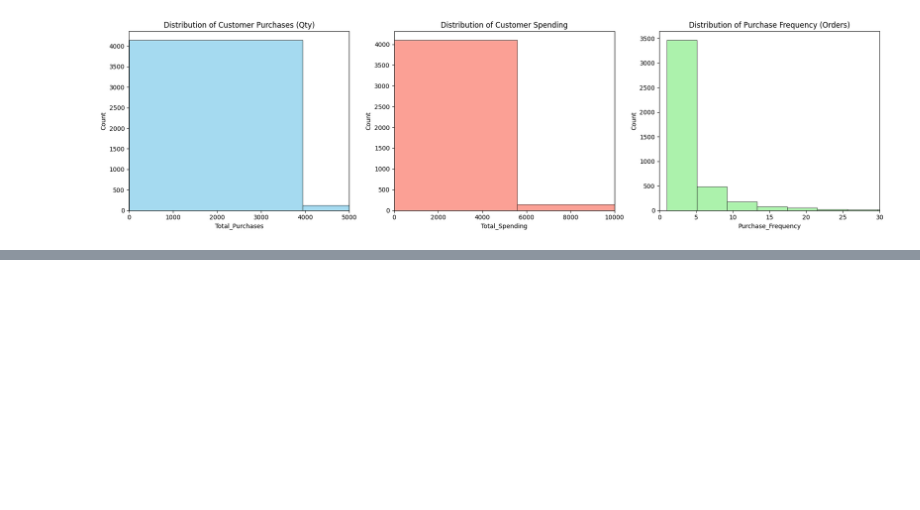
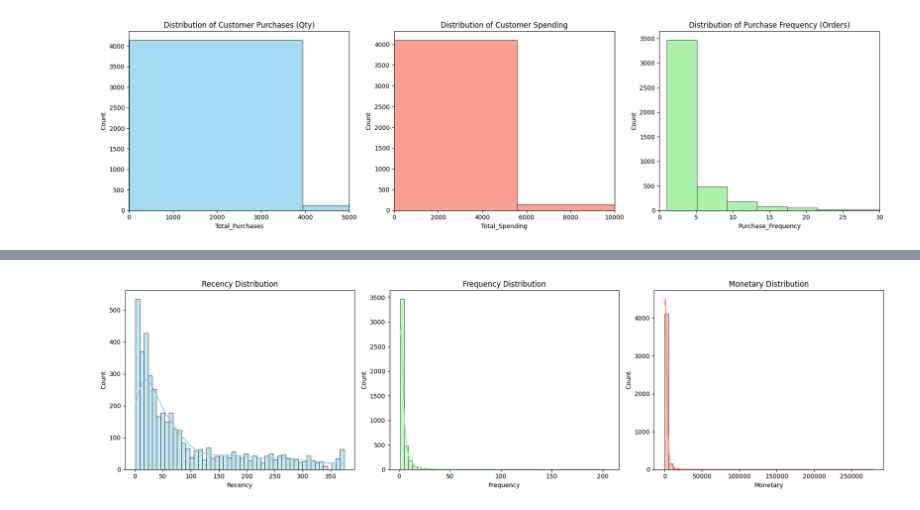
Before and after one commit to Shahd-Ahmed-Eltabii/machine-learning-customer-segmentation, a Jupyter notebook: ML_Customer_Segmentation.ipynb, the cells around one changed output, grey strips where cells are left out. Saved outputs shown, nothing was run; the diff lists cells and outputs as text; code cells hidden in the pictures; blank space fills up the shorter version.

```diff
--- a/ML_Customer_Segmentation.ipynb
+++ b/ML_Customer_Segmentation.ipynb
@@ -544,0 +587,6 @@ Median Spending per Customer: 662.57
+# %%
+last_purchase = df_clean.groupby("CustomerID")["InvoiceDate"].max().dt.normalize()
+recency = (snapshot_date - last_purchase).dt.days.rename("Recency")
+
+display(recency.head())
+print("Min Recency:", recency.min(), "| Max Recency:", recency.max())
@@ -544,0 +607,5 @@ Median Spending per Customer: 662.57
+# %%
+frequency = df_clean.groupby("CustomerID")["InvoiceNo"].nunique().rename("Frequency")
+
+display(frequency.head())
+print("Min Frequency:", frequency.min(), "| Max Frequency:", frequency.max())
@@ -544,0 +626,5 @@ Median Spending per Customer: 662.57
+# %%
+monetary = df_clean.groupby("CustomerID")["TotalPrice"].sum().rename("Monetary")
+
+display(monetary.head())
+print("Min Monetary:", round(monetary.min(), 2), "| Max Monetary:", round(monetary.max(), 2))
@@ -544,0 +645,10 @@ Median Spending per Customer: 662.57
+# %%
+rfm = pd.concat([recency, frequency, monetary], axis=1)
+
+display(rfm.head(10))
+print("Shape                        :", rfm.shape)
+print("Number of customers in RFM   :", rfm.shape[0])
+print("Unique customers in df_clean :", df_clean["CustomerID"].nunique())
+
+assert rfm.shape[0] == df_clean["CustomerID"].nunique()
+assert rfm.index.is_unique
@@ -544,0 +675,12 @@ Median Spending per Customer: 662.57
+# %%
+rfm_cols = ["Recency", "Frequency", "Monetary"]
+colors = ["skyblue", "lightgreen", "salmon"]
+
+fig, axes = plt.subplots(1, 3, figsize=(18, 5))
+for ax, col, color in zip(axes, rfm_cols, colors):
+    sns.histplot(rfm[col], bins=50, kde=True, ax=ax, color=color)
+    ax.set_title(f"{col} Distribution")
+plt.tight_layout()
+plt.show()
+# %% [output]
+[figure, added]
```
Also changed, not shown: parts of 39 cells of this notebook.
